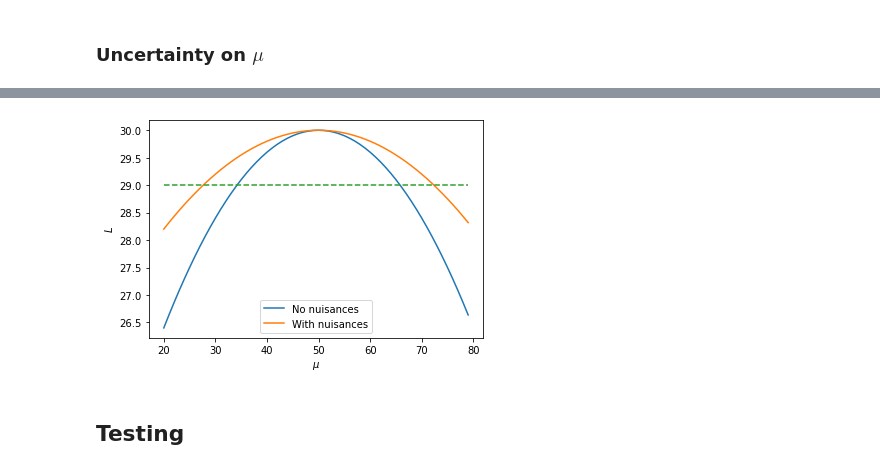
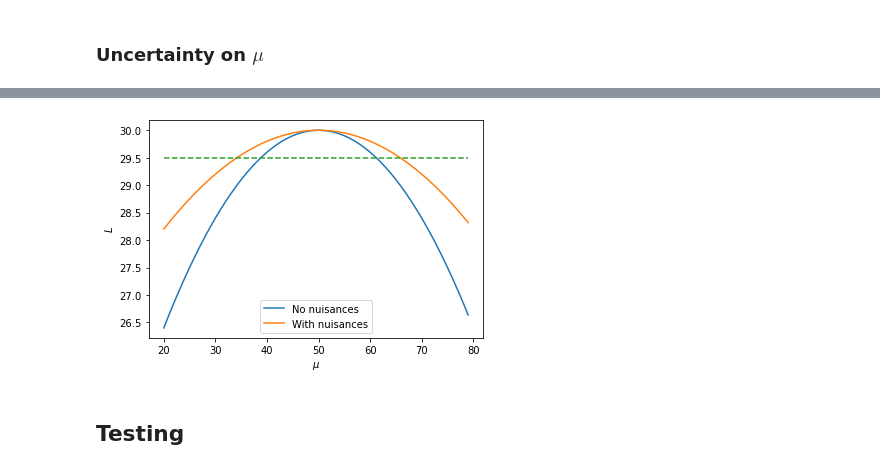
Before and after one commit to GilesStrong/website, a Jupyter notebook: _notebooks/2020-12-04-inferno-1.ipynb, the cells around one changed output, grey strips where cells are left out. Drawn from its saved outputs; the diff is of its cells as text; code cells hidden in the pictures.

```diff
--- a/_notebooks/2020-12-04-inferno-1.ipynb
+++ b/_notebooks/2020-12-04-inferno-1.ipynb
@@ -70,20 +74,20 @@ Whilst the value of $\mu$ which maximises the likelihood remains the same, the p
 # %%
 # hide
 %matplotlib inline
 import numpy as np
 import matplotlib.pyplot as plt
 
 x = np.arange(20,80)
 y = -((x-50)**2)/250
 plt.plot(x,30+y, label='No nuisances')
 plt.plot(x,30+0.5*y, label='With nuisances')
-plt.plot(x,[29 for _ in x], linestyle='--')
+plt.plot(x,[29.5 for _ in x], linestyle='--')
 plt.legend()
 plt.xlabel('$\mu$')
 plt.ylabel('$L$')
 plt.savefig('imgs/inferno/likelihood_degredation.png')
 # %% [output]
-[figure, old version]
+[figure, new version]
 # %% [markdown]
 ## Testing
 # %% [markdown]
```
Also changed, not shown: parts of 8 cells of this notebook, 9 other files.
